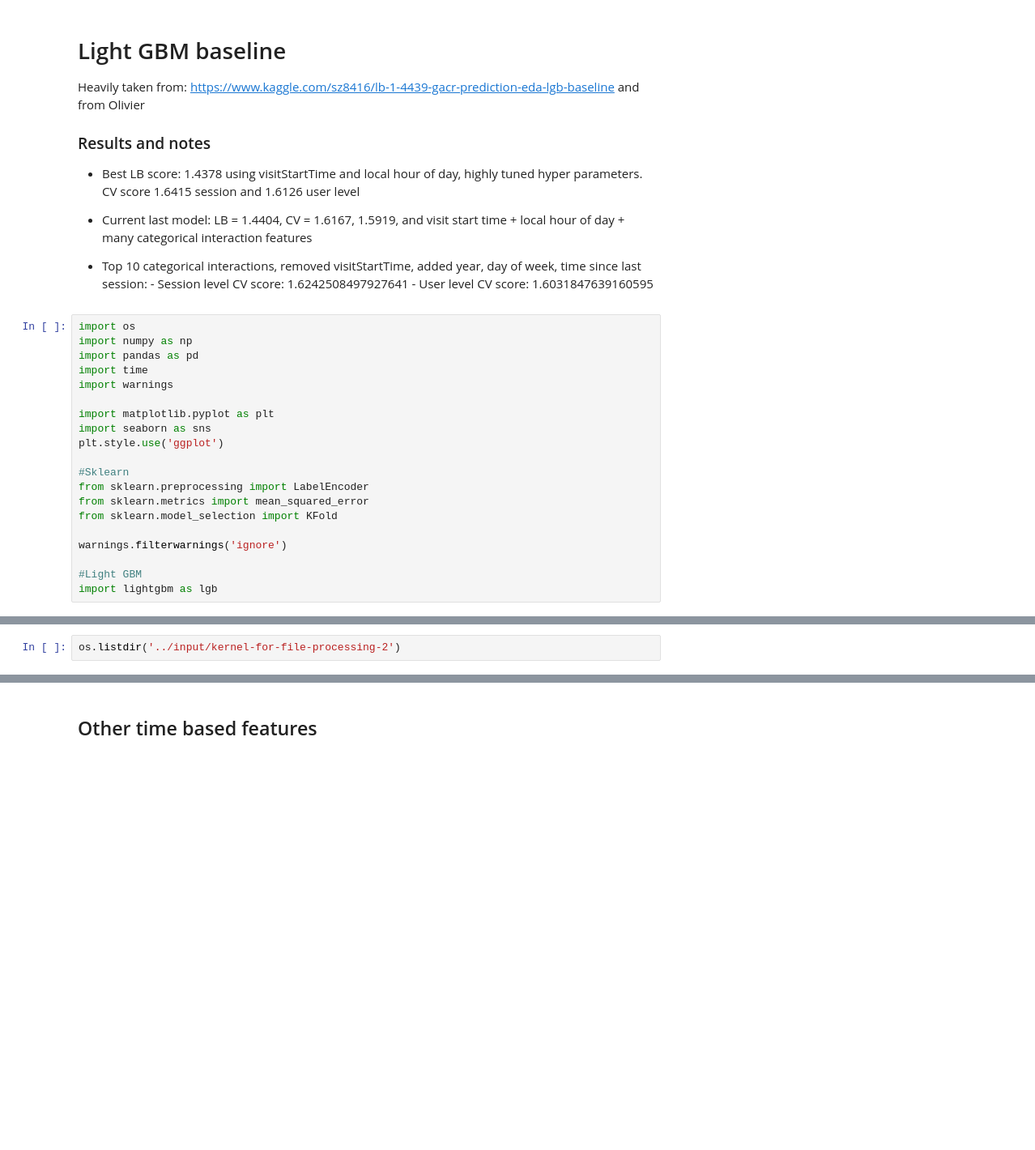
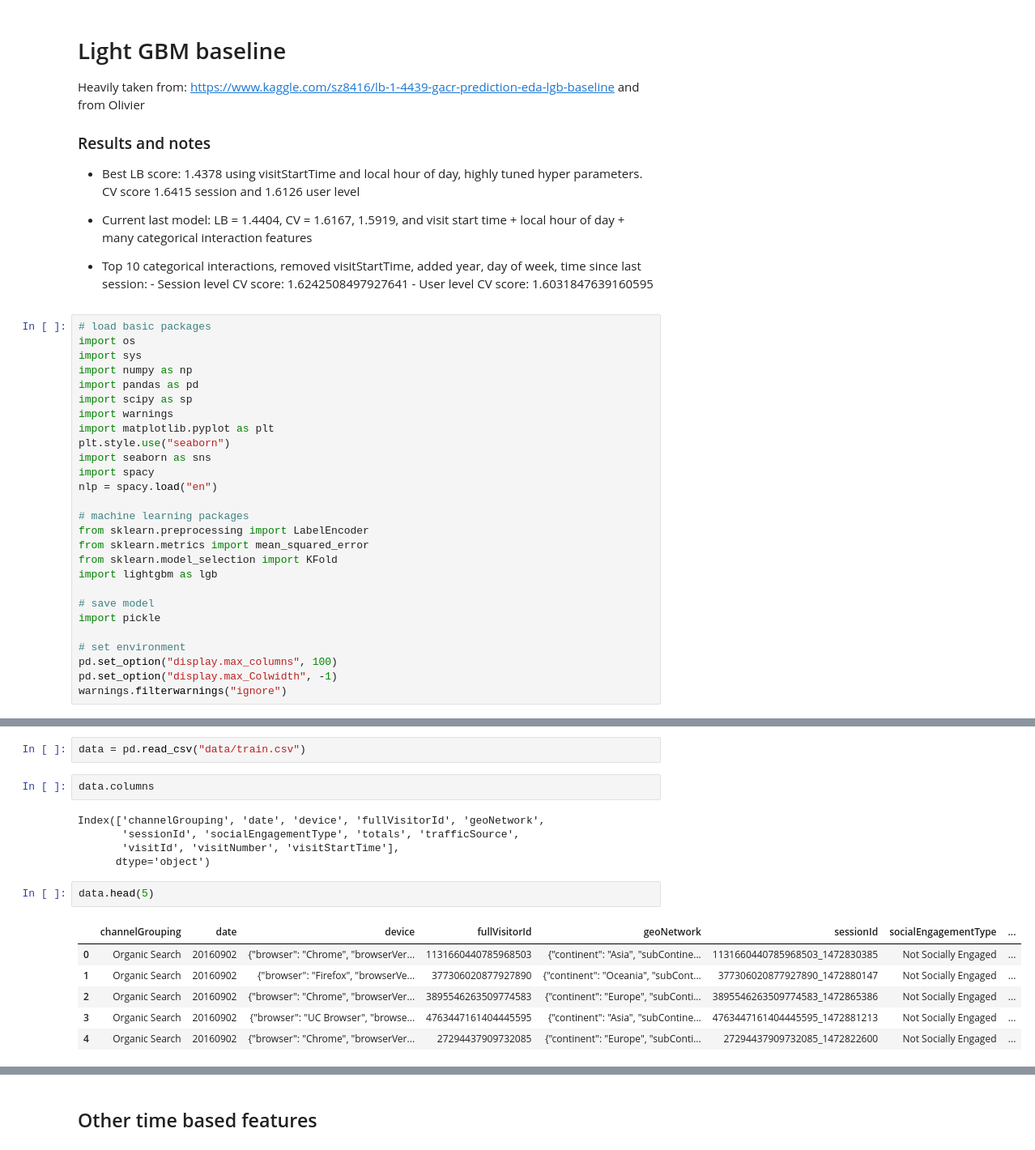
Before and after one commit to gym0569/awesome-ai, a Jupyter notebook: customer-revenue-prediction/light-bgm.ipynb, the cells around one changed output, grey strips where cells are left out. Shown: that part at 81% size. Cells and saved outputs as stored; diff of their text form; blank space fills up the shorter version.

Commit message:
model using lightGBM

```diff
--- a/customer-revenue-prediction/light-bgm.ipynb
+++ b/customer-revenue-prediction/light-bgm.ipynb
@@ -11,22 +11,29 @@ Heavily taken from:  https://www.kaggle.com/sz8416/lb-1-4439-gacr-prediction-eda
         - Session level CV score:  1.6242508497927641
         - User level CV score:  1.6031847639160595
 # %%
+# load basic packages
 import os
+import sys
 import numpy as np
 import pandas as pd
-import time
+import scipy as sp
 import warnings
+import matplotlib.pyplot as plt
+plt.style.use("seaborn")
+import seaborn as sns
+import spacy
+nlp = spacy.load("en")
 
-import matplotlib.pyplot as plt
-import seaborn as sns
-plt.style.use('ggplot')
-
-#Sklearn
+# machine learning packages
 from sklearn.preprocessing import LabelEncoder
 from sklearn.metrics import mean_squared_error
 from sklearn.model_selection import KFold
+import lightgbm as lgb
 
-warnings.filterwarnings('ignore')
+# save model
+import pickle
 
-#Light GBM
-import lightgbm as lgb
+# set environment
+pd.set_option("display.max_columns", 100)
+pd.set_option("display.max_Colwidth", -1)
+warnings.filterwarnings("ignore")
@@ -33,5 +45,21 @@ import lightgbm as lgb
-# %%
-os.listdir('../input/kernel-for-file-processing-2')
+# %%
+data = pd.read_csv("data/train.csv")
+# %%
+data.columns
+# %% [output]
+Index(['channelGrouping', 'date', 'device', 'fullVisitorId', 'geoNetwork',
+       'sessionId', 'socialEngagementType', 'totals', 'trafficSource',
+       'visitId', 'visitNumber', 'visitStartTime'],
+      dtype='object')
+# %%
+data.head(5)
+# %% [output]
+|  | channelGrouping | date | device | fullVisitorId | geoNetwork | sessionId | socialEngagementType | ... |
+| 0 | Organic Search | 20160902 | {"browser": "Chrome", "browserVer... | 1131660440785968503 | {"continent": "Asia", "subContine... | 1131660440785968503_1472830385 | Not Socially Engaged | ... |
+| 1 | Organic Search | 20160902 | {"browser": "Firefox", "browserVe... | 377306020877927890 | {"continent": "Oceania", "subCont... | 377306020877927890_1472880147 | Not Socially Engaged | ... |
+| 2 | Organic Search | 20160902 | {"browser": "Chrome", "browserVer... | 3895546263509774583 | {"continent": "Europe", "subConti... | 3895546263509774583_1472865386 | Not Socially Engaged | ... |
+| 3 | Organic Search | 20160902 | {"browser": "UC Browser", "browse... | 4763447161404445595 | {"continent": "Asia", "subContine... | 4763447161404445595_1472881213 | Not Socially Engaged | ... |
+| 4 | Organic Search | 20160902 | {"browser": "Chrome", "browserVer... | 27294437909732085 | {"continent": "Europe", "subConti... | 27294437909732085_1472822600 | Not Socially Engaged | ... |
 # %%
 # Extract target values and Ids
 cat_cols = ['channelGrouping','device.browser',
```
Also changed, not shown: parts of 2 cells of this notebook.
